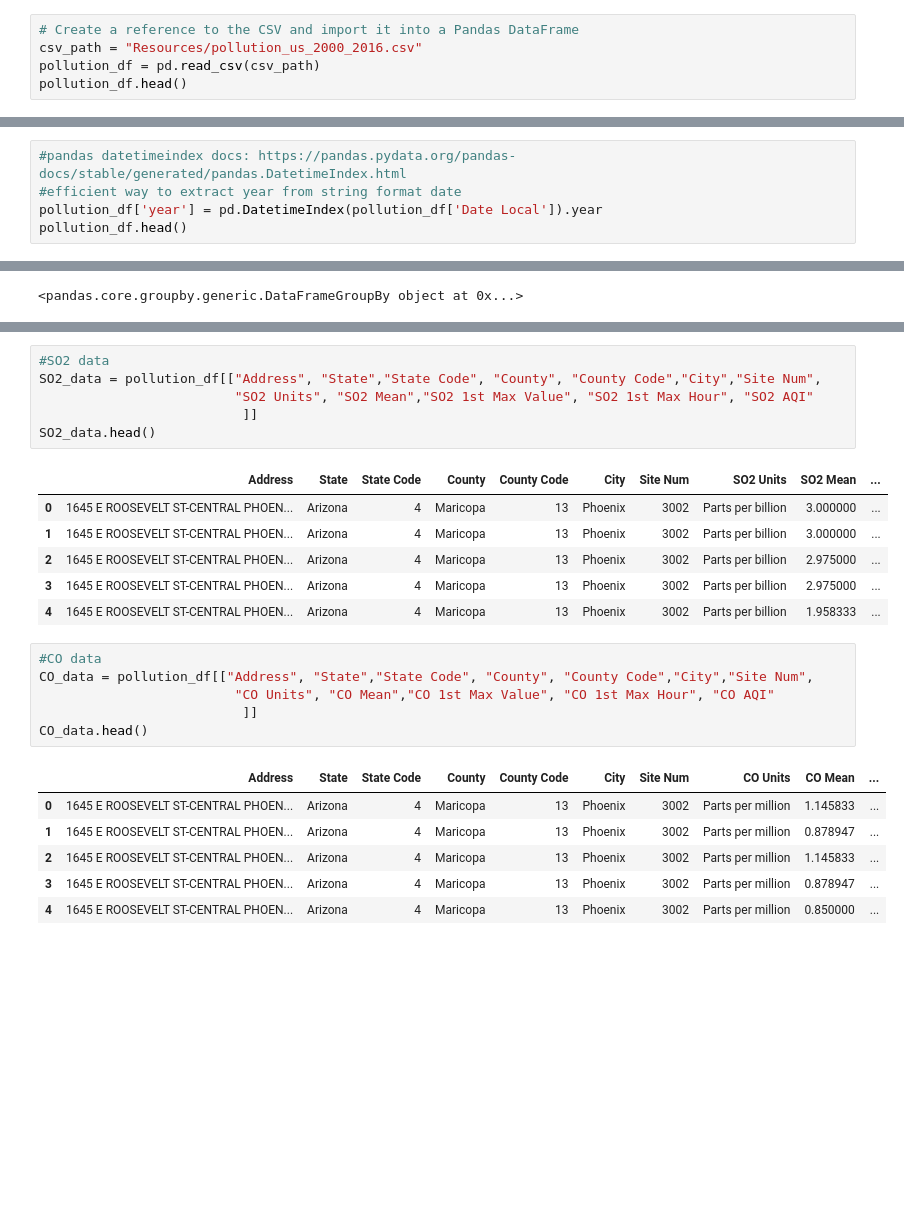
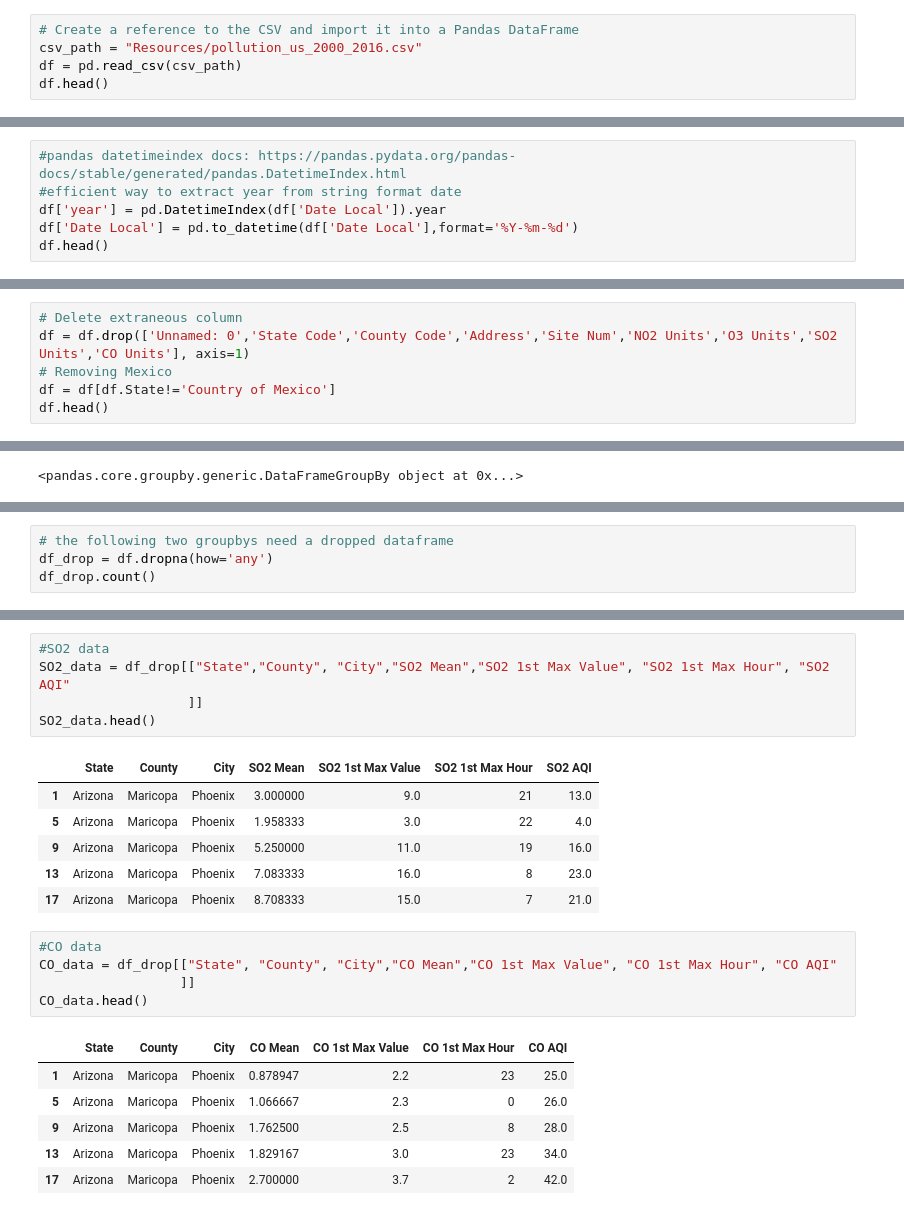
Before and after one commit to sachsjohn/Project_1_Pollution, a Jupyter notebook: Pollution Data.ipynb, the cells around one changed output, grey strips where cells are left out. Saved outputs shown, nothing was run; the diff lists cells and outputs as text; blank space fills up the shorter version.

```diff
--- a/Pollution Data.ipynb
+++ b/Pollution Data.ipynb
@@ -5,8 +8,8 @@ import numpy as np
 # %%
 # Create a reference to the CSV and import it into a Pandas DataFrame
 csv_path = "Resources/pollution_us_2000_2016.csv"
-pollution_df = pd.read_csv(csv_path)
-pollution_df.head()
+df = pd.read_csv(csv_path)
+df.head()
 # %% [output]
 |  | Unnamed: 0 | State Code | County Code | Site Num | Address | State | County | City | Date Local | ... |
 | 0 | 0 | 4 | 13 | 3002 | 1645 E ROOSEVELT ST-CENTRAL PHOEN... | Arizona | Maricopa | Phoenix | 2000-01-01 | ... |
@@ -31,8 +21,9 @@ Name: State Code, dtype: float64
 # %%
 #pandas datetimeindex docs: https://pandas.pydata.org/pandas-docs/stable/generated/pandas.DatetimeIndex.html
 #efficient way to extract year from string format date
-pollution_df['year'] = pd.DatetimeIndex(pollution_df['Date Local']).year
-pollution_df.head()
+df['year'] = pd.DatetimeIndex(df['Date Local']).year
+df['Date Local'] = pd.to_datetime(df['Date Local'],format='%Y-%m-%d')
+df.head()
 # %% [output]
 |  | Unnamed: 0 | State Code | County Code | Site Num | Address | State | County | City | Date Local | ... |
 | 0 | 0 | 4 | 13 | 3002 | 1645 E ROOSEVELT ST-CENTRAL PHOEN... | Arizona | Maricopa | Phoenix | 2000-01-01 | ... |
@@ -144,0 +35,6 @@ poll_data.head()
+# %%
+# Delete extraneous column
+df = df.drop(['Unnamed: 0','State Code','County Code','Address','Site Num','NO2 Units','O3 Units','SO2 Units','CO Units'], axis=1)
+# Removing Mexico
+df = df[df.State!='Country of Mexico']
+df.head()
@@ -214,0 +120,4 @@ O3_data.head()
+# %%
+# the following two groupbys need a dropped dataframe
+df_drop = df.dropna(how='any')
+df_drop.count()
@@ -215,26 +142,24 @@ O3_data.head()
 # %%
 #SO2 data
-SO2_data = pollution_df[["Address", "State","State Code", "County", "County Code","City","Site Num",
-                         "SO2 Units", "SO2 Mean","SO2 1st Max Value", "SO2 1st Max Hour", "SO2 AQI"
-                          ]]
+SO2_data = df_drop[["State","County", "City","SO2 Mean","SO2 1st Max Value", "SO2 1st Max Hour", "SO2 AQI"
+                   ]]
 SO2_data.head()
 # %% [output]
-|  | Address | State | State Code | County | County Code | City | Site Num | SO2 Units | SO2 Mean | ... |
-| 0 | 1645 E ROOSEVELT ST-CENTRAL PHOEN... | Arizona | 4 | Maricopa | 13 | Phoenix | 3002 | Parts per billion | 3.000000 | ... |
-| 1 | 1645 E ROOSEVELT ST-CENTRAL PHOEN... | Arizona | 4 | Maricopa | 13 | Phoenix | 3002 | Parts per billion | 3.000000 | ... |
-| 2 | 1645 E ROOSEVELT ST-CENTRAL PHOEN... | Arizona | 4 | Maricopa | 13 | Phoenix | 3002 | Parts per billion | 2.975000 | ... |
-| 3 | 1645 E ROOSEVELT ST-CENTRAL PHOEN... | Arizona | 4 | Maricopa | 13 | Phoenix | 3002 | Parts per billion | 2.975000 | ... |
-| 4 | 1645 E ROOSEVELT ST-CENTRAL PHOEN... | Arizona | 4 | Maricopa | 13 | Phoenix | 3002 | Parts per billion | 1.958333 | ... |
+|  | State | County | City | SO2 Mean | SO2 1st Max Value | SO2 1st Max Hour | SO2 AQI |
+| 1 | Arizona | Maricopa | Phoenix | 3.000000 | 9.0 | 21 | 13.0 |
+| 5 | Arizona | Maricopa | Phoenix | 1.958333 | 3.0 | 22 | 4.0 |
+| 9 | Arizona | Maricopa | Phoenix | 5.250000 | 11.0 | 19 | 16.0 |
+| 13 | Arizona | Maricopa | Phoenix | 7.083333 | 16.0 | 8 | 23.0 |
+| 17 | Arizona | Maricopa | Phoenix | 8.708333 | 15.0 | 7 | 21.0 |
 # %%
 #CO data
-CO_data = pollution_df[["Address", "State","State Code", "County", "County Code","City","Site Num",
-                         "CO Units", "CO Mean","CO 1st Max Value", "CO 1st Max Hour", "CO AQI"
-                          ]]
+CO_data = df_drop[["State", "County", "City","CO Mean","CO 1st Max Value", "CO 1st Max Hour", "CO AQI"
+                  ]]
 CO_data.head()
 # %% [output]
-|  | Address | State | State Code | County | County Code | City | Site Num | CO Units | CO Mean | ... |
-| 0 | 1645 E ROOSEVELT ST-CENTRAL PHOEN... | Arizona | 4 | Maricopa | 13 | Phoenix | 3002 | Parts per million | 1.145833 | ... |
-| 1 | 1645 E ROOSEVELT ST-CENTRAL PHOEN... | Arizona | 4 | Maricopa | 13 | Phoenix | 3002 | Parts per million | 0.878947 | ... |
-| 2 | 1645 E ROOSEVELT ST-CENTRAL PHOEN... | Arizona | 4 | Maricopa | 13 | Phoenix | 3002 | Parts per million | 1.145833 | ... |
-| 3 | 1645 E ROOSEVELT ST-CENTRAL PHOEN... | Arizona | 4 | Maricopa | 13 | Phoenix | 3002 | Parts per million | 0.878947 | ... |
-| 4 | 1645 E ROOSEVELT ST-CENTRAL PHOEN... | Arizona | 4 | Maricopa | 13 | Phoenix | 3002 | Parts per million | 0.850000 | ... |
+|  | State | County | City | CO Mean | CO 1st Max Value | CO 1st Max Hour | CO AQI |
+| 1 | Arizona | Maricopa | Phoenix | 0.878947 | 2.2 | 23 | 25.0 |
+| 5 | Arizona | Maricopa | Phoenix | 1.066667 | 2.3 | 0 | 26.0 |
+| 9 | Arizona | Maricopa | Phoenix | 1.762500 | 2.5 | 8 | 28.0 |
+| 13 | Arizona | Maricopa | Phoenix | 1.829167 | 3.0 | 23 | 34.0 |
+| 17 | Arizona | Maricopa | Phoenix | 2.700000 | 3.7 | 2 | 42.0 |
```
Also changed, not shown: parts of 25 cells of this notebook.
